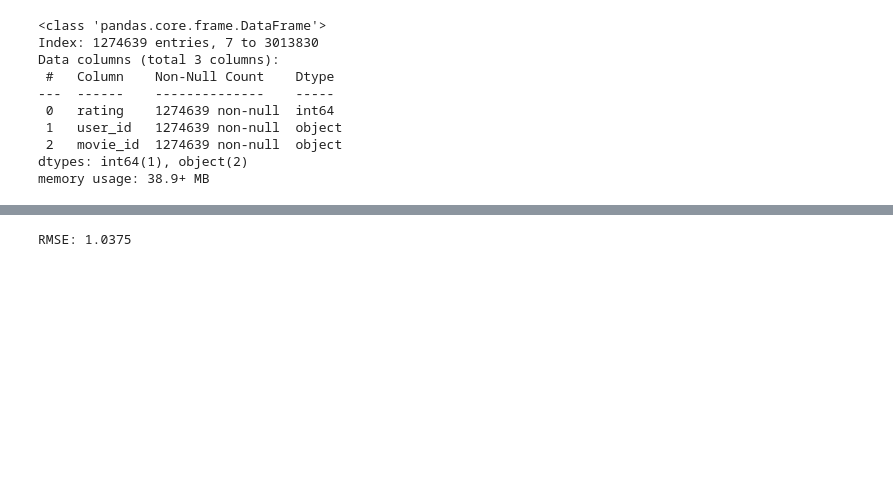
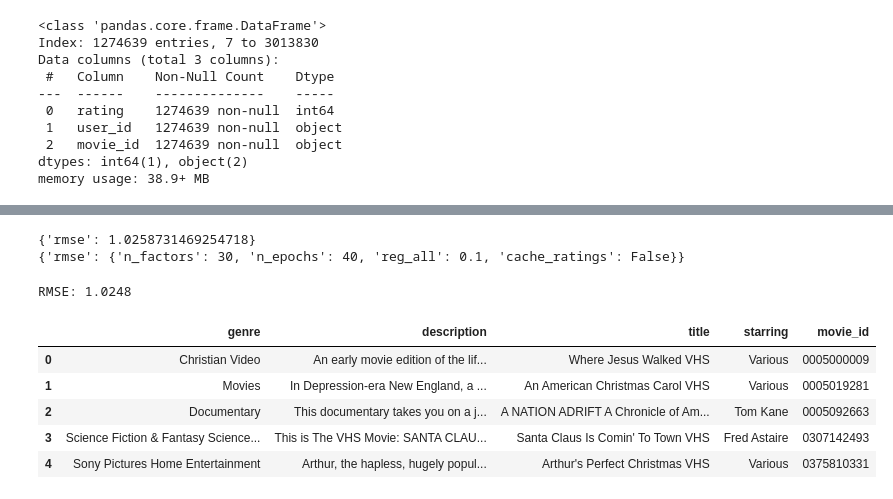
Before and after one commit to ImMaxRoss/film_finder, a Jupyter notebook: collab_model.ipynb, the cells around one changed output, grey strips where cells are left out. Saved outputs shown, nothing was run; the diff lists cells and outputs as text; code cells hidden in the pictures; blank space fills up the shorter version.

```diff
--- a/collab_model.ipynb
+++ b/collab_model.ipynb
@@ -94,7 +188,13 @@ Test time         4.10    4.11    4.09    4.11    3.99    4.08    0.05
+# %%
+print(g_s_svdpp.best_score)
+print(g_s_svdpp.best_params)
+# %% [output]
+{'rmse': 1.0258731469254718}
+{'rmse': {'n_factors': 30, 'n_epochs': 40, 'reg_all': 0.1, 'cache_ratings': False}}
 # %%
-SVDpp_base = SVDpp()
-SVDpp_base.fit(trainset)
-predictions = SVDpp_base.test(testset)
+SVDpp_final = SVDpp(n_factors=30, n_epochs=40, reg_all=0.1, cache_ratings=False)
+SVDpp_final.fit(trainset)
+predictions = SVDpp_final.test(testset)
 kn_first = accuracy.rmse(predictions)
 # %% [output]
-RMSE: 1.0375
+RMSE: 1.0248
@@ -100,0 +228,12 @@ RMSE: 1.0375
+# %%
+movies_df = pd.read_csv('./data/meta_all_clean.csv')
+movies_df.rename(columns={'asin': 'movie_id'}, inplace=True)
+movies_df.drop(columns =['english', 'rank'], inplace=True)
+movies_df.head()
+# %% [output]
+|  | genre | description | title | starring | movie_id |
+| 0 | Christian Video | An early movie edition of the lif... | Where Jesus Walked VHS | Various | 0005000009 |
+| 1 | Movies | In Depression-era New England, a ... | An American Christmas Carol VHS | Various | 0005019281 |
+| 2 | Documentary | This documentary takes you on a j... | A NATION ADRIFT A Chronicle of Am... | Tom Kane | 0005092663 |
+| 3 | Science Fiction & Fantasy Science... | This is The VHS Movie: SANTA CLAU... | Santa Claus Is Comin' To Town VHS | Fred Astaire | 0307142493 |
+| 4 | Sony Pictures Home Entertainment | Arthur, the hapless, hugely popul... | Arthur's Perfect Christmas VHS | Various | 0375810331 |
```
Also changed, not shown: parts of 20 cells of this notebook.
